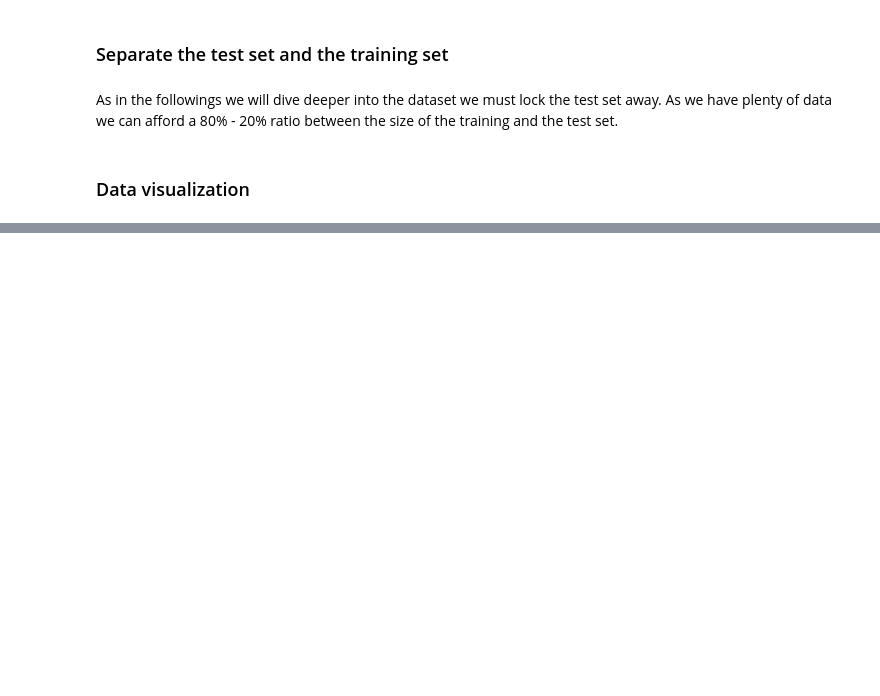
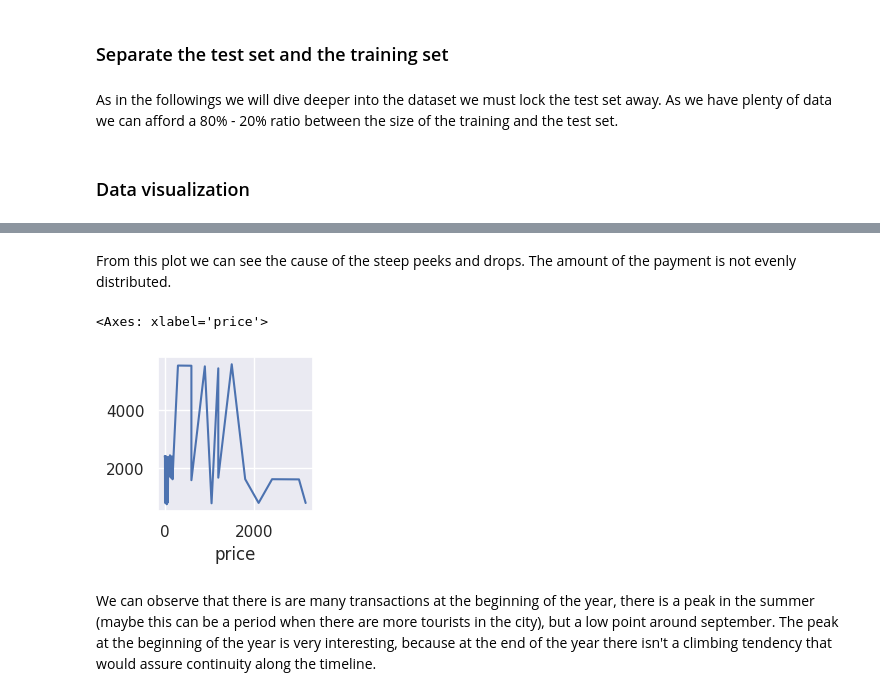
Before and after one commit to Lagosa/IS_project, a Jupyter notebook: project.ipynb, the cells around one changed output, grey strips where cells are left out. Saved outputs shown, nothing was run; the diff lists cells and outputs as text; code cells hidden in the pictures; blank space fills up the shorter version.

```diff
--- a/project.ipynb
+++ b/project.ipynb
@@ -210,0 +309,12 @@ copy_dev_df.plot(kind="scatter", x="payment_method", y="price", alpha=0.1)
+# %% [markdown]
+From this plot we can see the cause of the steep peeks and drops. The amount of the payment is not evenly distributed.
+# %%
+price_count = copy_dev_df.groupby('price').count()['gender']
+price_count.plot.line(x = 'price', y = 'gender')
+# %% [output]
+<Axes: xlabel='price'>
+[figure, added]
+# %% [markdown]
+<p>
+    We can observe that there is are many transactions at the beginning of the year, there is a peak in the summer (maybe this can be a period when there are more tourists in the city), but a low point around september. The peak at the beginning of the year is very interesting, because at the end of the year there isn't a climbing tendency that would assure continuity along the timeline.
+</p>
```
Also changed, not shown: parts of 40 cells of this notebook.
